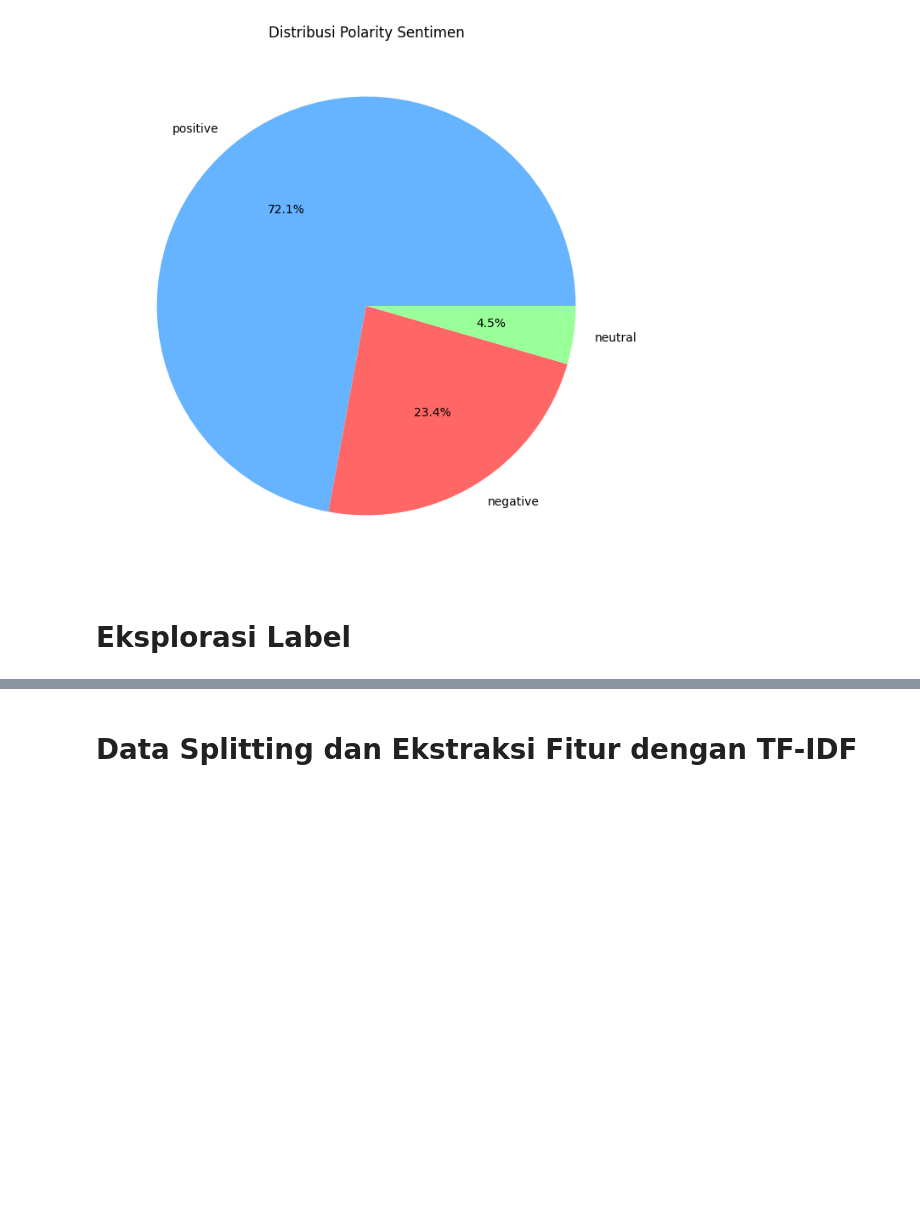
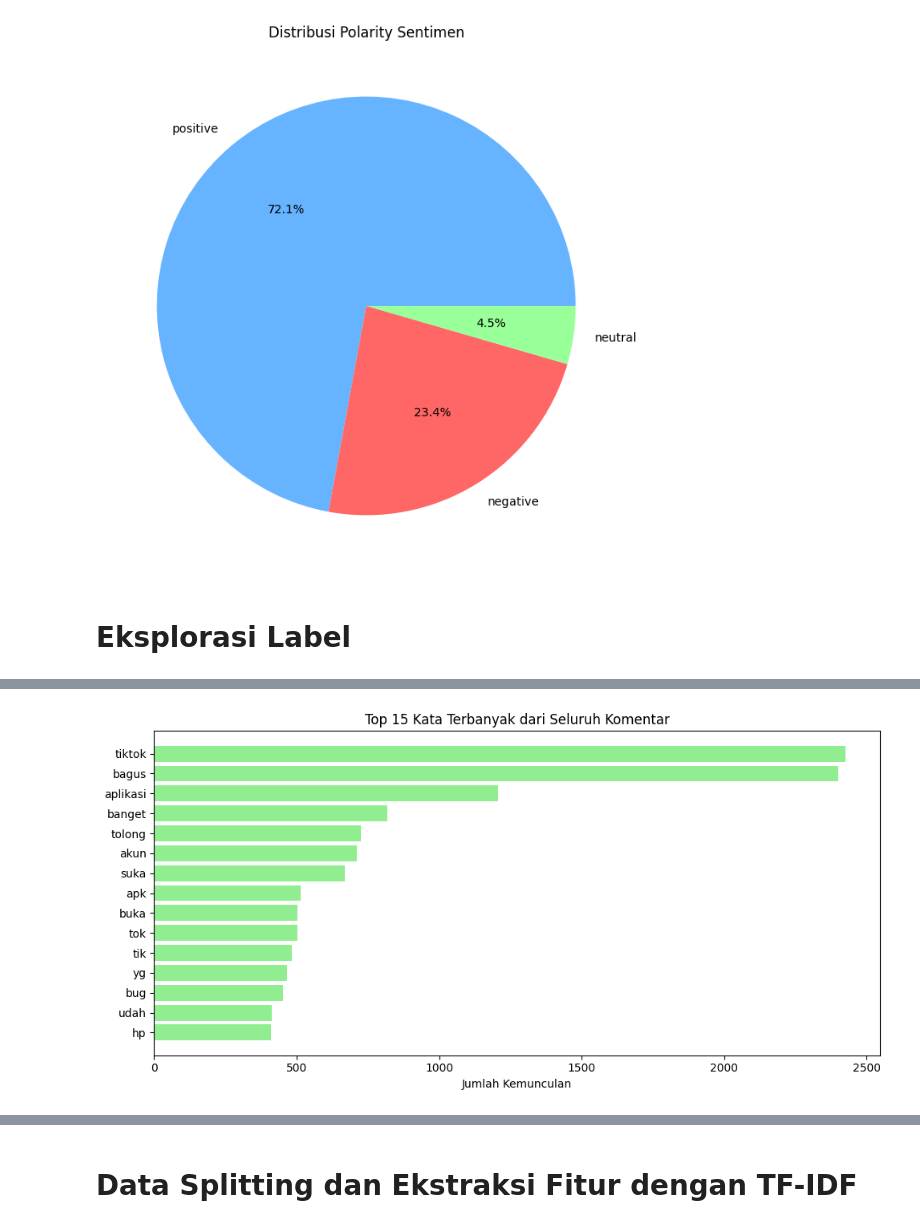
Before and after one commit to deayulianis/Proyek-Analisis-Sentimen, a Jupyter notebook: Proyek_Analisis_Sentimen.ipynb, the cells around one changed output, grey strips where cells are left out. Drawn from its saved outputs; the diff is of its cells as text; code cells hidden in the pictures; blank space fills up the shorter version.

```diff
--- a/Proyek_Analisis_Sentimen.ipynb
+++ b/Proyek_Analisis_Sentimen.ipynb
@@ -291,3 +327,25 @@ plt.show()
+# %%
+from collections import Counter
+import matplotlib.pyplot as plt
+
+# Ambil seluruh kata dari semua komentar
+all_words = [word for tokens in df['text_stopword'] for word in tokens]
+
+# Hitung frekuensi kata terbanyak (misalnya 20 besar)
+all_counts = Counter(all_words).most_common(15)
+
+# Pisahkan kata dan jumlahnya untuk plotting
+words_all, counts_all = zip(*all_counts)
+
+# Buat grafik batang horizontal
+plt.figure(figsize=(10, 5))
+plt.barh(words_all[::-1], counts_all[::-1], color='lightgreen')
+plt.title("Top 15 Kata Terbanyak dari Seluruh Komentar")
+plt.xlabel("Jumlah Kemunculan")
+plt.tight_layout()
+plt.show()
+# %% [output]
+[figure, added]
 # %%
 # 2. WordCloud untuk Positive Tweets
 positive_text = ' '.join([' '.join(text) for text in df[df['polarity'] == 'positive']['text_stopword']])
```
Also changed, not shown: parts of 19 cells of this notebook.
